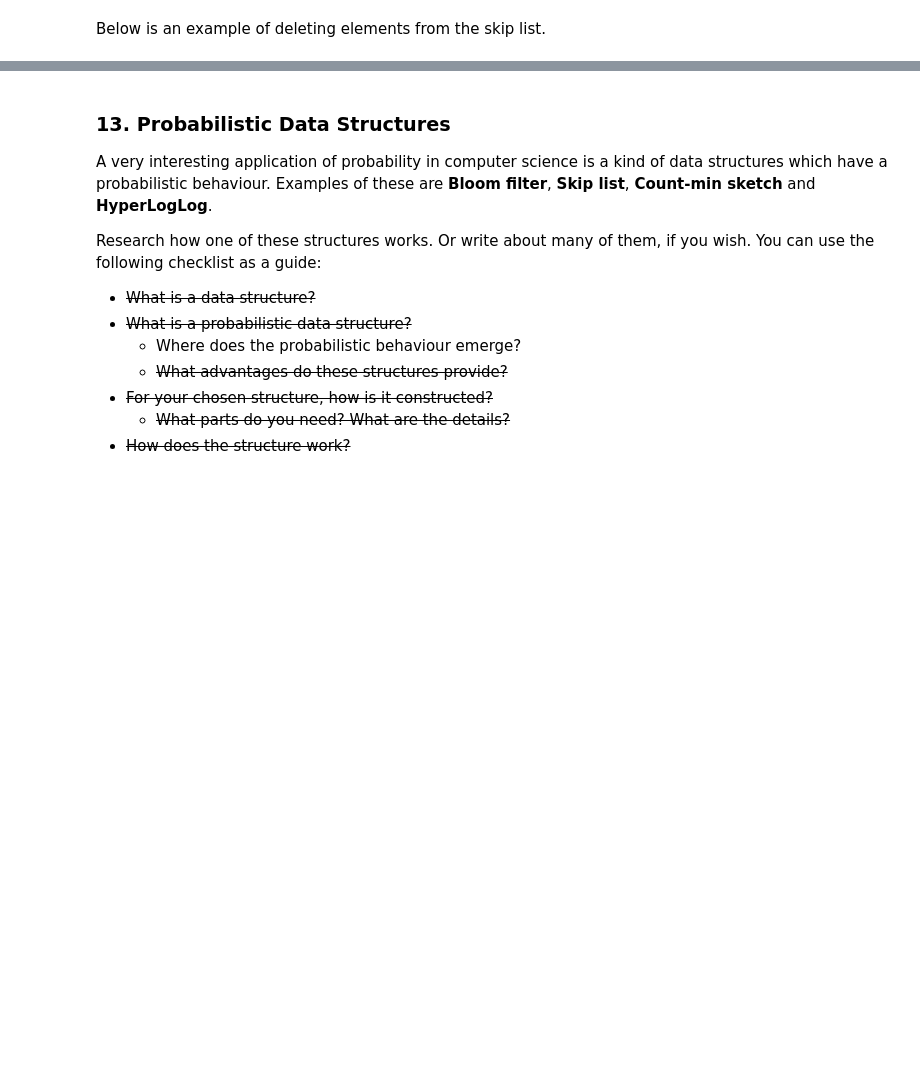
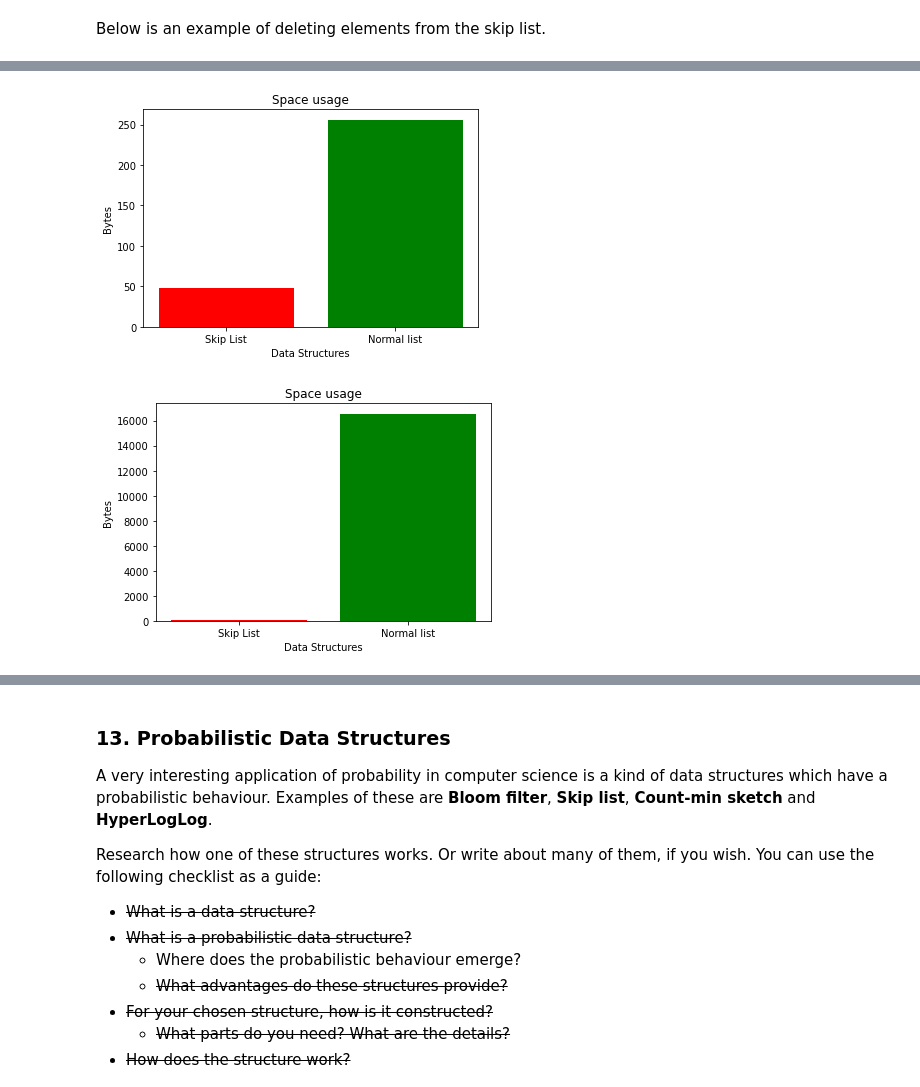
Before and after one commit to KaloyankerR/Math-Concepts-For-Developers, a Jupyter notebook: Final project/final_project.ipynb, the cells around one changed output, grey strips where cells are left out. Cells and saved outputs as stored; diff of their text form; code cells hidden in the pictures; blank space fills up the shorter version.

```diff
--- a/Final project/final_project.ipynb
+++ b/Final project/final_project.ipynb
@@ -501,23 +491,19 @@ Level 3:  1 13 14 16 18
 # %%
-word_present = ['abound','abounds','abundance','abundant','accessable', 'bloom','blossom',
-                'bolster','bonny','bonus','bonuses','coherent','cohesive','colorful','comely',
-                'comfort','gems','generosity','generous','generously','genial']
+def plot_skip_list(elements_to_add: list, skip_list_structure: object):
+    list_structure = []
 
-list_structure = []
-skip_list = SkipList(3, 0.5)
+    for element in elements_to_add:
+            skip_list_structure.insertElement(element)
+            list_structure.append(element)
 
-for item in range(0, 1000, 1):
-    list_structure.append(item)
-    skip_list.insertElement(item)
+    skip_list_size = sys.getsizeof(skip_list_structure)
+    list_strucutre_size = sys.getsizeof(list_structure)
 
-skip_list_size = sys.getsizeof(skip_list)
-list_strucutre_size = sys.getsizeof(list_structure)
+    data_structures = ["Skip List", "Normal list"]
+    height = [skip_list_size, list_strucutre_size]
 
-data_structures = ["Skip List", "Normal list"]
-height = [skip_list_size, list_strucutre_size]
-
-plt.bar(data_structures, height, width = 0.8, color = ['red', 'green'])
-plt.xlabel('Data Structures')
-plt.ylabel('Bytes')
-plt.title('Space usage')
-plt.show()
+    plt.bar(data_structures, height, width = 0.8, color = ['red', 'green'])
+    plt.xlabel('Data Structures')
+    plt.ylabel('Bytes')
+    plt.title('Space usage')
+    plt.show()
@@ -576,0 +510,11 @@ Normal list: 0.0003874000003634137
+# %%
+skip_list = SkipList(3, 0.5)
+word_present = ['abound','abounds','abundance','abundant','accessable','bloom','blossom','bolster','bonny','bonus','bonuses',
+                'coherent','cohesive','colorful','comely','comfort','gems','generosity','generous','generously','genial']
+elements_to_add = [str(x) for x in range(-1000, 1000, 1)]
+
+plot_skip_list(word_present, skip_list)
+plot_skip_list(elements_to_add, skip_list)
+# %% [output]
+[figure, added]
+[figure, added]
```
Also changed, not shown: parts of 23 cells of this notebook, 1 other file.
